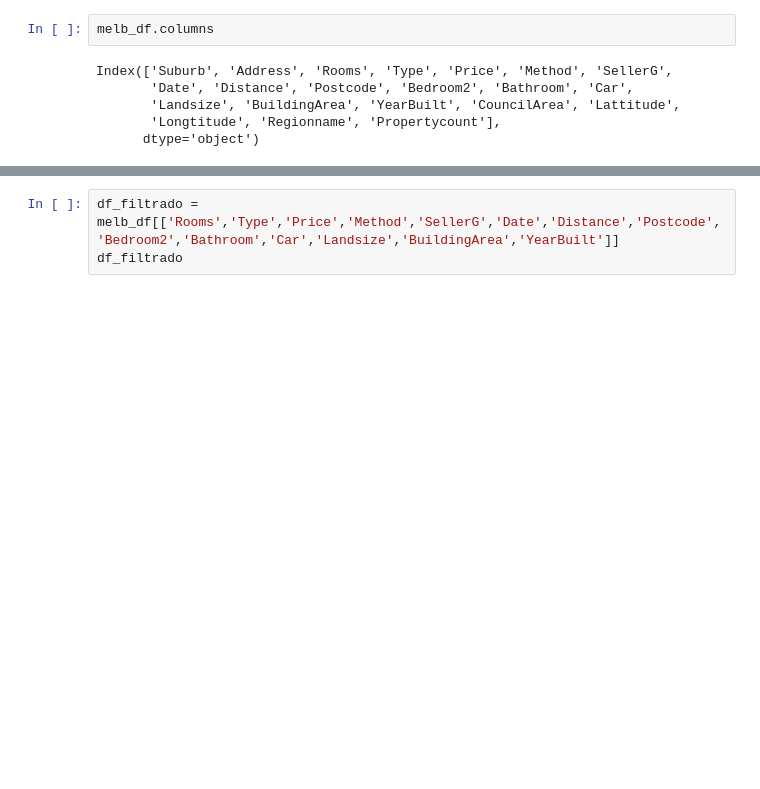
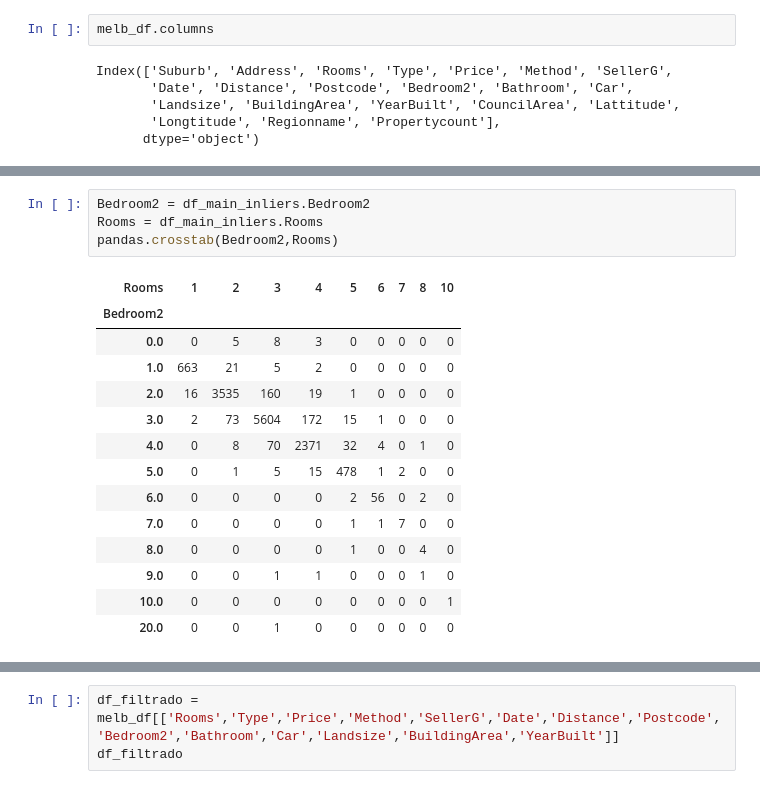
Before and after one commit to eliasexequiel/diplodatos, a Jupyter notebook: 02_analisis_y_curacion/trabajo_practico_2_parte_1_exequiel.ipynb, the cells around one changed output, grey strips where cells are left out. Cells and saved outputs as stored; diff of their text form; blank space fills up the shorter version.

```diff
--- a/02_analisis_y_curacion/trabajo_practico_2_parte_1_exequiel.ipynb
+++ b/02_analisis_y_curacion/trabajo_practico_2_parte_1_exequiel.ipynb
@@ -65,0 +103,19 @@ Index(['Suburb', 'Address', 'Rooms', 'Type', 'Price', 'Method', 'SellerG',
+# %%
+Bedroom2 = df_main_inliers.Bedroom2
+Rooms = df_main_inliers.Rooms
+pandas.crosstab(Bedroom2,Rooms)
+# %% [output]
+| Rooms | 1 | 2 | 3 | 4 | 5 | 6 | 7 | 8 | 10 |
+| Bedroom2 |  |  |  |  |  |  |  |  |  |
+| 0.0 | 0 | 5 | 8 | 3 | 0 | 0 | 0 | 0 | 0 |
+| 1.0 | 663 | 21 | 5 | 2 | 0 | 0 | 0 | 0 | 0 |
+| 2.0 | 16 | 3535 | 160 | 19 | 1 | 0 | 0 | 0 | 0 |
+| 3.0 | 2 | 73 | 5604 | 172 | 15 | 1 | 0 | 0 | 0 |
+| 4.0 | 0 | 8 | 70 | 2371 | 32 | 4 | 0 | 1 | 0 |
+| 5.0 | 0 | 1 | 5 | 15 | 478 | 1 | 2 | 0 | 0 |
+| 6.0 | 0 | 0 | 0 | 0 | 2 | 56 | 0 | 2 | 0 |
+| 7.0 | 0 | 0 | 0 | 0 | 1 | 1 | 7 | 0 | 0 |
+| 8.0 | 0 | 0 | 0 | 0 | 1 | 0 | 0 | 4 | 0 |
+| 9.0 | 0 | 0 | 1 | 1 | 0 | 0 | 0 | 1 | 0 |
+| 10.0 | 0 | 0 | 0 | 0 | 0 | 0 | 0 | 0 | 1 |
+| 20.0 | 0 | 0 | 1 | 0 | 0 | 0 | 0 | 0 | 0 |
```
Also changed, not shown: parts of 6 cells of this notebook, 3 other files.
